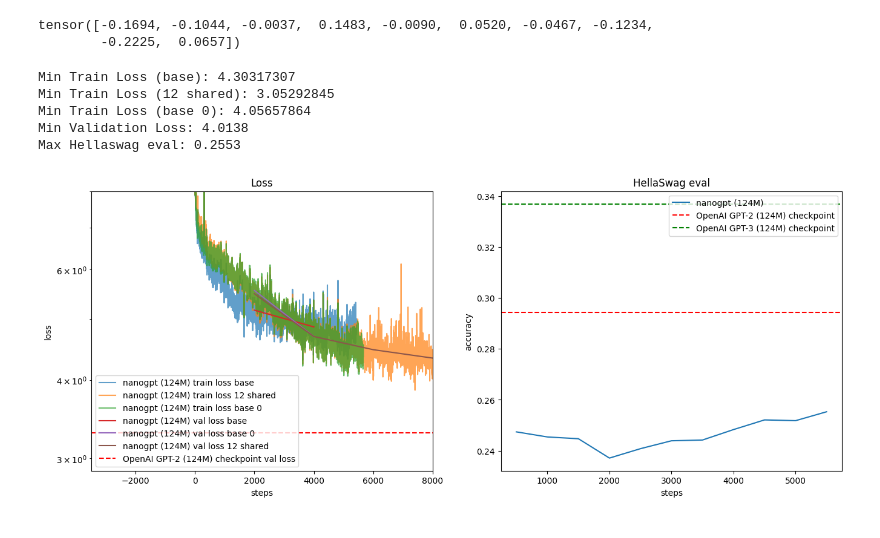
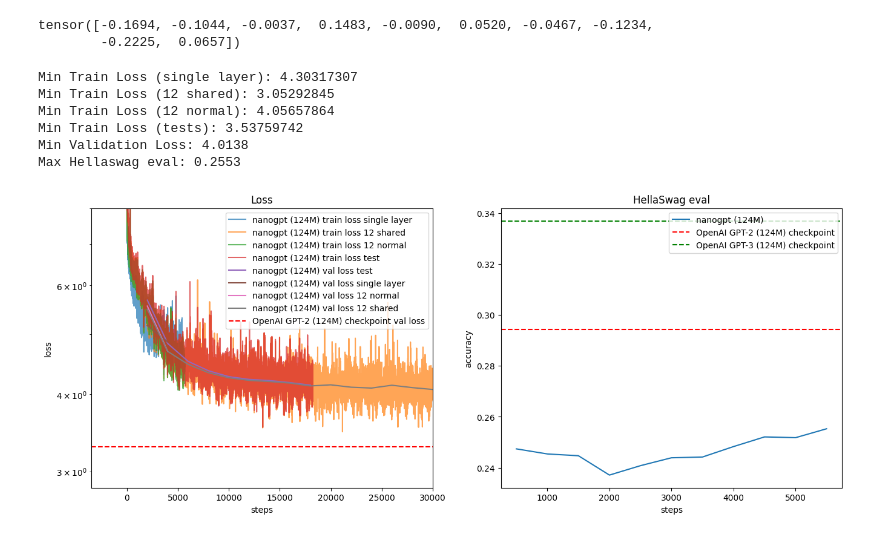
Before and after one commit to Vervious/gpt, a Jupyter notebook: play.ipynb, the cells around one changed output. Saved outputs shown, nothing was run; the diff lists cells and outputs as text; code cells hidden in the pictures.

```diff
--- a/play.ipynb
+++ b/play.ipynb
@@ -222,16 +222,19 @@ def gen_points(filename):
 streams_xy_0 = gen_points("log-ben/0-log.txt")
 streams_xy_singlelayer = gen_points("log-ben/singlelayer-log.txt")
 streams_xy_12shared = gen_points("log-ben/1-log-shared.txt")
+streams_xy_test = gen_points("log-ben/log.txt")
 
 # create figure
 plt.figure(figsize=(16, 6))
 
+
 # Panel 1: losses: both train and val
 plt.subplot(121)
+
 xs, ys = streams_xy_singlelayer["train"] # training loss
 ys = np.array(ys)
-plt.plot(xs, ys, label=f'nanogpt ({sz}) train loss base', alpha=0.7)
-print("Min Train Loss (base):", min(ys))
+plt.plot(xs, ys, label=f'nanogpt ({sz}) train loss single layer', alpha=0.7)
+print("Min Train Loss (single layer):", min(ys))
 
 # xs, ys = streams_xy_nores["train"] # training loss
 # ys = np.array(ys)
@@ -255,47 +258,57 @@ print("Min Train Loss (12 shared):", min(ys))
 
 xs, ys = streams_xy_0["train"] # training loss
 ys = np.array(ys)
-plt.plot(xs, ys, label=f'nanogpt ({sz}) train loss base 0', alpha=0.7)
-print("Min Train Loss (base 0):", min(ys))
+plt.plot(xs, ys, label=f'nanogpt ({sz}) train loss 12 normal', alpha=0.7)
+print("Min Train Loss (12 normal):", min(ys))
 
 
+xs, ys = streams_xy_test["train"] # training loss
+ys = np.array(ys)
+plt.plot(xs, ys, label=f'nanogpt ({sz}) train loss test', alpha=0.7)
+print("Min Train Loss (tests):", min(ys))
+
+
+
+xs, ys = streams_xy_test["val"] # validation loss
+plt.plot(xs, ys, label=f'nanogpt ({sz}) val loss test')
 xs, ys = streams_xy_singlelayer["val"] # validation loss
-plt.plot(xs, ys, label=f'nanogpt ({sz}) val loss base')
+plt.plot(xs, ys, label=f'nanogpt ({sz}) val loss single layer')
 xs, ys = streams_xy_0["val"] # validation loss
-plt.plot(xs, ys, label=f'nanogpt ({sz}) val loss base 0')
+plt.plot(xs, ys, label=f'nanogpt ({sz}) val loss 12 normal')
 xs, ys = streams_xy_12shared["val"] # validation loss
 plt.plot(xs, ys, label=f'nanogpt ({sz}) val loss 12 shared')
 # horizontal line at GPT-2 baseline
 if loss_baseline is not None:
     plt.axhline(y=loss_baseline, color='r', linestyle='--', label=f"OpenAI GPT-2 ({sz}) checkpoint val loss")
 plt.xlabel("steps")
 plt.ylabel("loss")
 plt.yscale('log')
 plt.ylim(top=8.0)
-plt.xlim(right=8000)
+plt.xlim(right=30000)
 plt.legend()
 plt.title("Loss")
 print("Min Validation Loss:", min(ys))
 
 # Panel 2: HellaSwag eval
 plt.subplot(122)
 xs, ys = streams_xy_0["hellaswag"] # HellaSwag eval
 ys = np.array(ys)
 plt.plot(xs, ys, label=f"nanogpt ({sz})")
 # horizontal line at GPT-2 baseline
 if hella2_baseline:
     plt.axhline(y=hella2_baseline, color='r', linestyle='--', label=f"OpenAI GPT-2 ({sz}) checkpoint")
 if hella3_baseline:
     plt.axhline(y=hella3_baseline, color='g', linestyle='--', label=f"OpenAI GPT-3 ({sz}) checkpoint")
 plt.xlabel("steps")
 plt.ylabel("accuracy")
 plt.legend()
 plt.title("HellaSwag eval")
 print("Max Hellaswag eval:", max(ys))
 # %% [output]
-Min Train Loss (base): 4.30317307
+Min Train Loss (single layer): 4.30317307
 Min Train Loss (12 shared): 3.05292845
-Min Train Loss (base 0): 4.05657864
+Min Train Loss (12 normal): 4.05657864
+Min Train Loss (tests): 3.53759742
 Min Validation Loss: 4.0138
 Max Hellaswag eval: 0.2553
-[figure, old version]
+[figure, new version]
```
Also changed, not shown: 2 other files.
